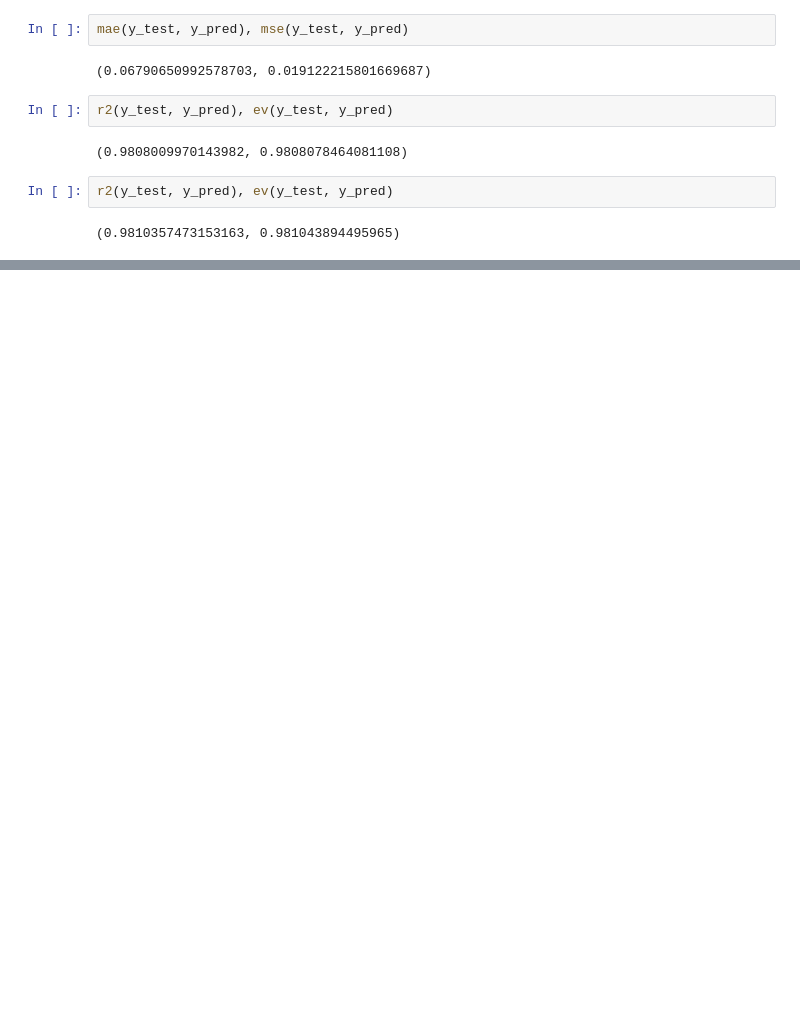
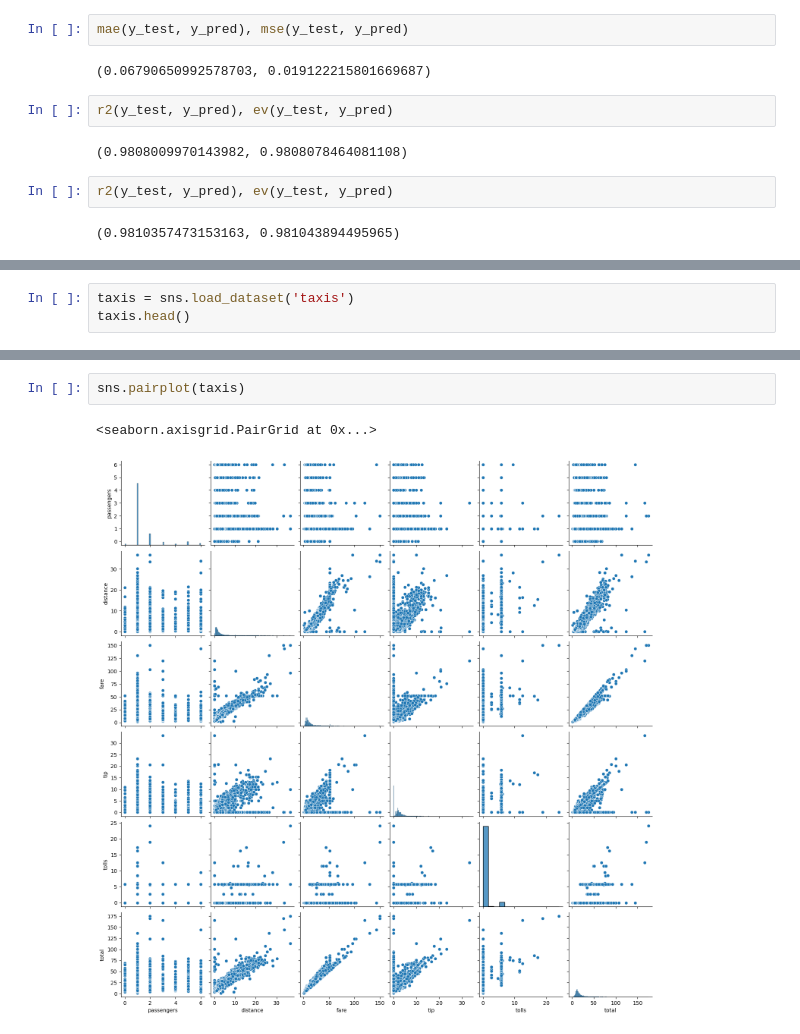
Before and after one commit to SanjarbekMatlabov/Pandas-numpy-dars-1, a Jupyter notebook: 404_regressiya.ipynb, the cells around one changed output, grey strips where cells are left out. Saved outputs shown, nothing was run; the diff lists cells and outputs as text; blank space fills up the shorter version.

```diff
--- a/404_regressiya.ipynb
+++ b/404_regressiya.ipynb
@@ -428,0 +450,3 @@ r2(y_test, y_pred), ev(y_test, y_pred)
+# %%
+taxis = sns.load_dataset('taxis')
+taxis.head()
@@ -428,0 +480,5 @@ r2(y_test, y_pred), ev(y_test, y_pred)
+# %%
+sns.pairplot(taxis)
+# %% [output]
+<seaborn.axisgrid.PairGrid at 0x...>
+[figure, added]
```
Also changed, not shown: parts of 3 cells of this notebook.
